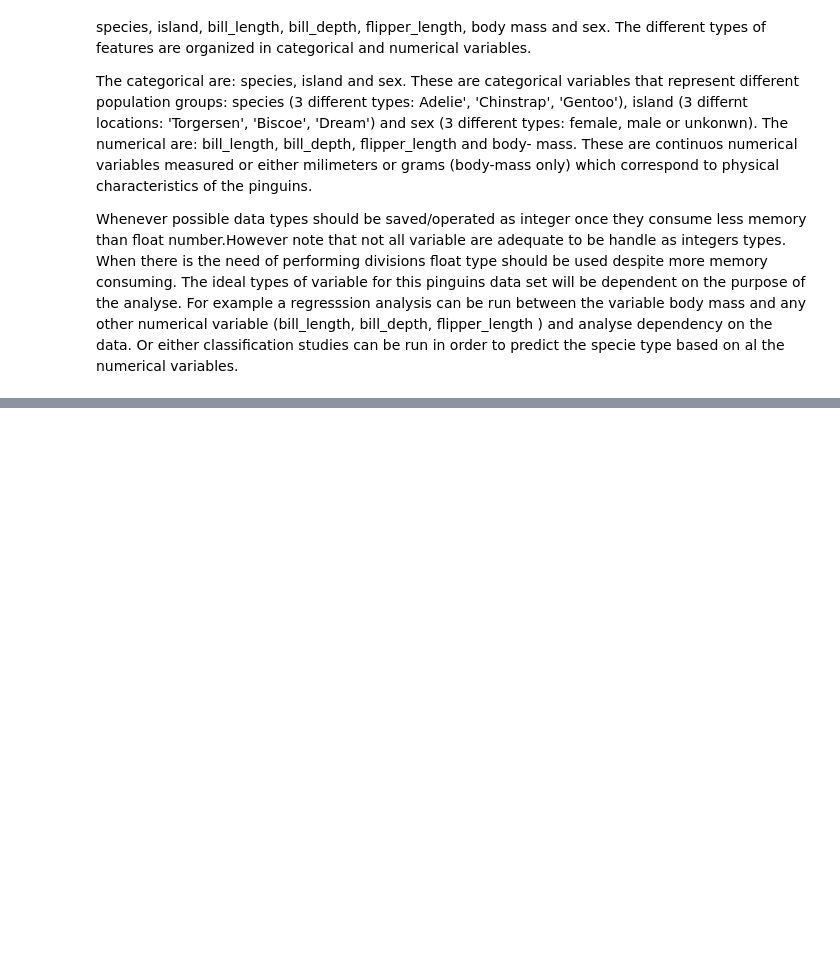
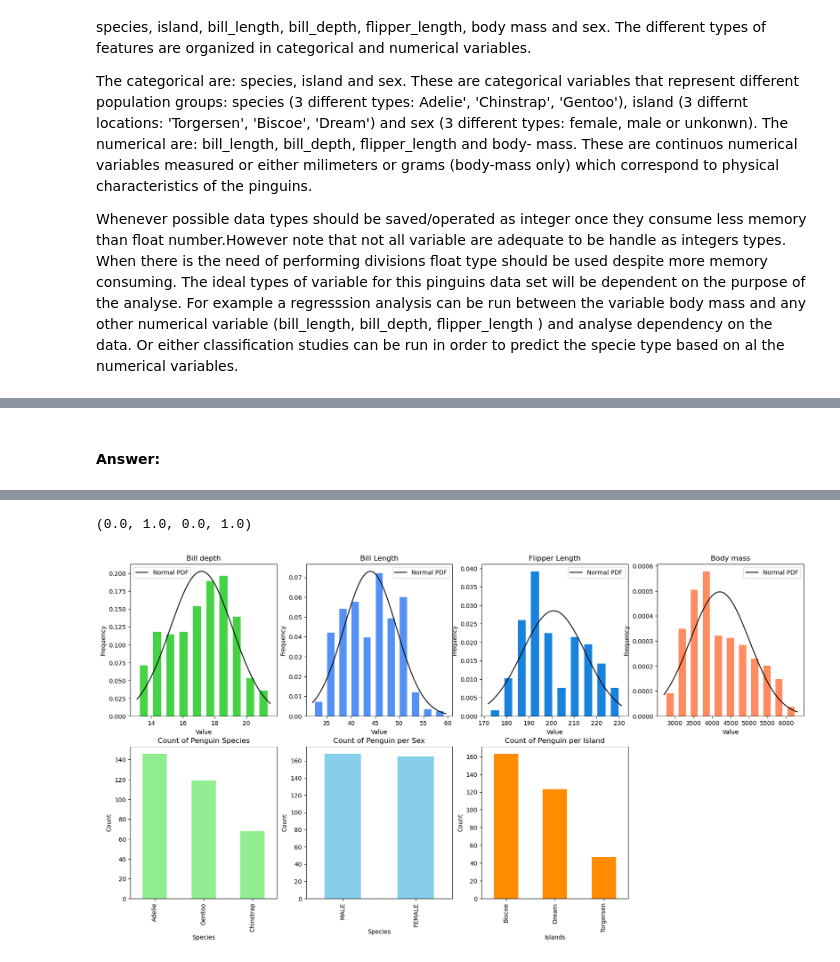
Before and after one commit to andreiandrade7/DataAnalysis-fundamentals, a Jupyter notebook: tasks.ipynb, the cells around one changed output, grey strips where cells are left out. Cells and saved outputs as stored; diff of their text form; code cells hidden in the pictures; blank space fills up the shorter version.

```diff
--- a/tasks.ipynb
+++ b/tasks.ipynb
@@ -98,0 +126,2 @@ For example a regresssion analysis can be run between the variable body mass and
+# %% [markdown]
+#### Answer:
@@ -98,0 +135,4 @@ For example a regresssion analysis can be run between the variable body mass and
+# %%
+# Prepare the data set - remove the nan
+
+data_clean = data.dropna()
@@ -98,0 +175,68 @@ For example a regresssion analysis can be run between the variable body mass and
+# %%
+#This function intend is to evaluate how the data is distributed within the categorical variables
+
+def cate_variable(variable, color):
+  unique_species = variable.unique()
+  species_counts = variable.value_counts()
+
+  species_counts.plot(kind='bar', color=color)
+# %%
+ ###################################################### CONTINUOUS VARIABLES
+
+
+# create the plot for all variables
+fig, axs = plt.subplots(2, 4, figsize=(20, 10))
+
+plt.subplot(2, 4, 1)
+plt.xlabel('Value')
+plt.ylabel('Frequency')
+plt.title('Bill depth')
+conti_variable(data_clean["bill_depth_mm"],'#32CD32')
+
+
+plt.subplot(2, 4, 2)
+plt.xlabel('Value')
+plt.ylabel('Frequency')
+plt.title('Bill Length')
+conti_variable(data_clean["bill_length_mm"],'#4285f4')
+
+
+plt.subplot(2, 4, 3)
+plt.xlabel('Value')
+plt.ylabel('Frequency')
+plt.title('Flipper Length')
+conti_variable(data_clean["flipper_length_mm"],'#0074d9')
+
+
+plt.subplot(2, 4, 4)
+plt.xlabel('Value')
+plt.ylabel('Frequency')
+plt.title('Body mass')
+conti_variable(data_clean["body_mass_g"], '#FF7F50')
+
+
+###################################################### CATEGORICAL VARIABLES
+
+plt.subplot(2, 4, 5)
+plt.title('Count of Penguin Species')
+plt.xlabel('Species')
+plt.ylabel('Count')
+cate_variable(data_clean["species"], 'lightgreen')
+
+
+
+plt.subplot(2, 4, 6)
+plt.title('Count of Penguin per Sex')
+plt.xlabel('Species')
+plt.ylabel('Count')
+cate_variable(data_clean["sex"], 'skyblue')
+
+plt.subplot(2, 4, 7)
+plt.title('Count of Penguin per Island')
+plt.xlabel('Islands')
+plt.ylabel('Count')
+cate_variable(data_clean["island"], 'darkorange')
+
+plt.subplot(2, 4, 8)
+plt.axis('off')
+# %% [output]
@@ -98,0 +259,2 @@ For example a regresssion analysis can be run between the variable body mass and
+(0.0, 1.0, 0.0, 1.0)
+[figure, added]
```
Also changed, not shown: parts of 10 cells of this notebook, 1 other file.
